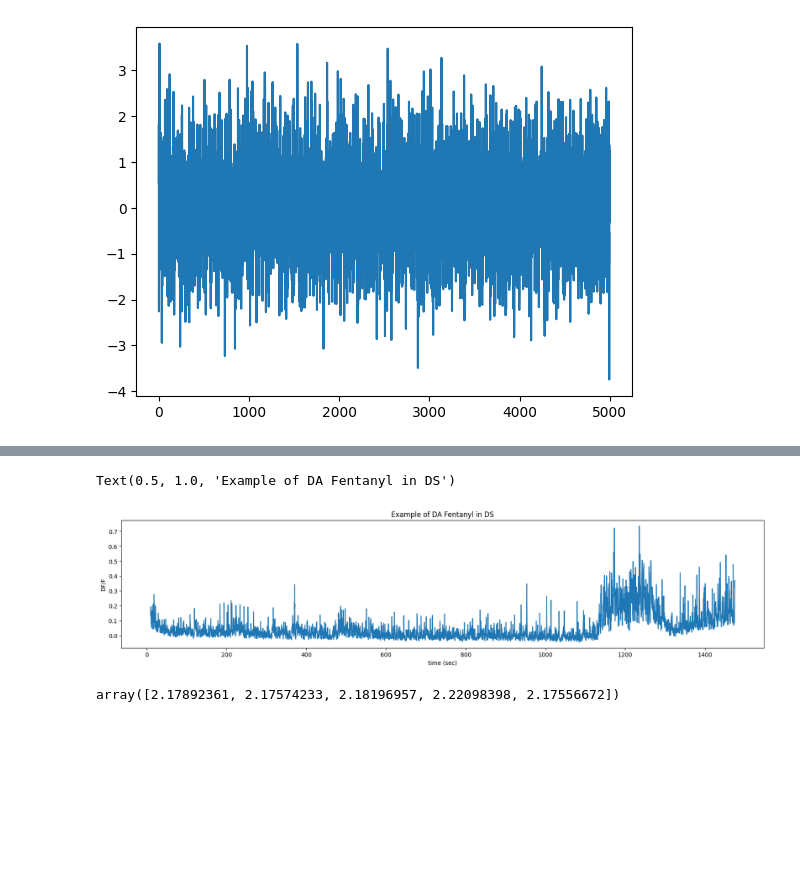
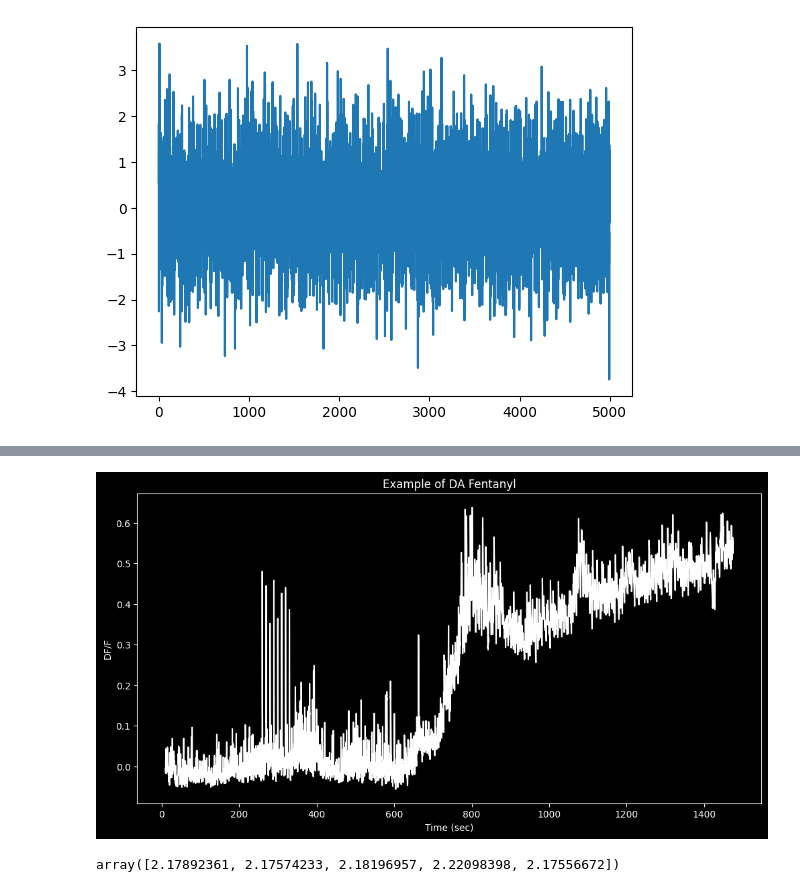
Before and after one commit to mariarv/SE_DA_FPM, a Jupyter notebook: scripts/Varioous.ipynb, the cells around one changed output, grey strips where cells are left out. Cells and saved outputs as stored; diff of their text form; code cells hidden in the pictures; blank space fills up the shorter version.

Commit message:
Add data analysis

```diff
--- a/scripts/Varioous.ipynb
+++ b/scripts/Varioous.ipynb
@@ -28,18 +28,42 @@ df[df["session"]=="Raclopride"]
 # %%
-plt.figure(figsize=(20, 4))
+plt.figure(figsize=(12, 6), facecolor='black')
+
+# Create an axis with a black background
+ax = plt.gca()
+ax.set_facecolor('black')
+
+# Time points and sampling rate
 time_points = np.arange(0, 1500000)
 fs = 1017  # Sampling rate in Hz
 
 # Convert time points to seconds
 time_in_seconds = time_points / fs
-plt.plot(time_in_seconds[10000:1500000],df["bl_rec_data"][31][10000:1500000])
-plt.ylabel("DF/F")
-plt.xlabel("time (sec)")
-plt.title("Example of DA Fentanyl in DS")
+
+# Plot the data with a color that contrasts against black
+plt.plot(
+    time_in_seconds[10000:1500000],
+    df["bl_rec_data"][16][10000:1500000],
+    color='white'  # Set line color to white
+)
+
+# Set labels and title with a contrasting color
+plt.ylabel("DF/F", color='white')
+plt.xlabel("Time (sec)", color='white')
+plt.title("Example of DA Fentanyl", color='white')
+
+# Set tick parameters to display in white
+ax.tick_params(axis='x', colors='white')
+ax.tick_params(axis='y', colors='white')
+
+# Set the spine colors to white
+for spine in ax.spines.values():
+    spine.set_edgecolor('white')
+
+# Display the plot
+plt.show()
 #plt.ylim([-0.1, 0.44])
 # %% [output]
-Text(0.5, 1.0, 'Example of DA Fentanyl in DS')
-[figure, old version]
+[figure, new version]
 # %%
 df['file_prefix'] = df['file'].apply(lambda x: x.split('_')[0])
 
```
Also changed, not shown: parts of 14 cells of this notebook, 51 other files.
